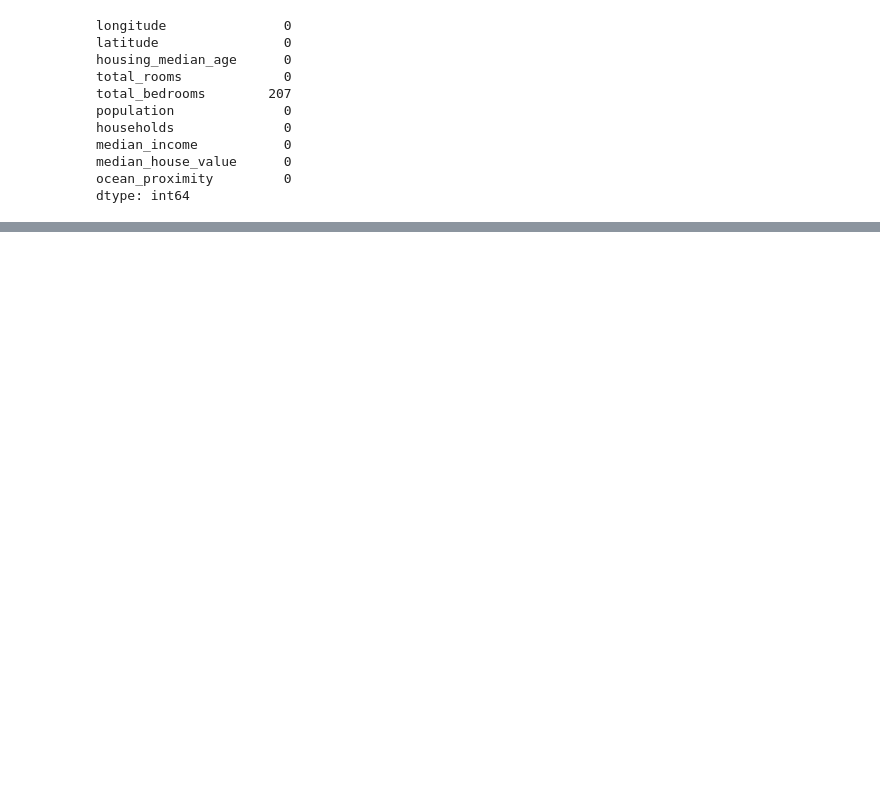
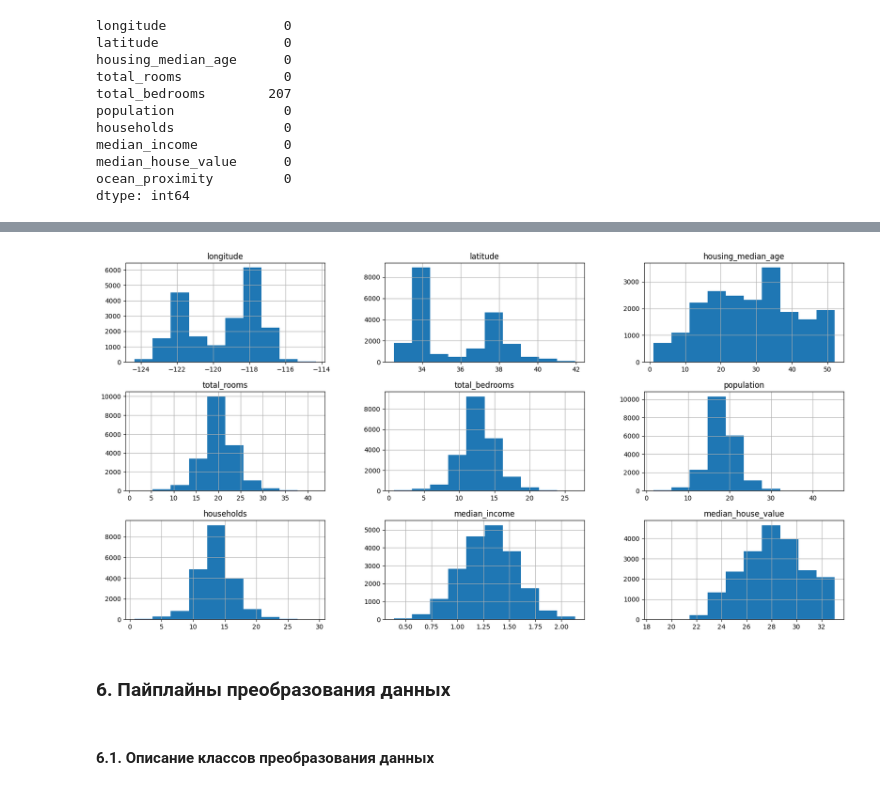
Before and after one commit to Losyash/mbml_II_hw, a Jupyter notebook: lab1/notebook.ipynb, the cells around one changed output, grey strips where cells are left out. Drawn from its saved outputs; the diff is of its cells as text; code cells hidden in the pictures; blank space fills up the shorter version.

```diff
--- a/lab1/notebook.ipynb
+++ b/lab1/notebook.ipynb
@@ -78,0 +197,9 @@ dtype: int64
+# %%
+fig, axs = plt.subplots(3, 3, figsize=(20, 10))
+df.hist(column=numeric_columns, ax=axs);
+# %% [output]
+[figure, added]
+# %% [markdown]
+### 6. Пайплайны преобразования данных
+# %% [markdown]
+#### 6.1. Описание классов преобразования данных
```
Also changed, not shown: parts of 60 cells of this notebook.
